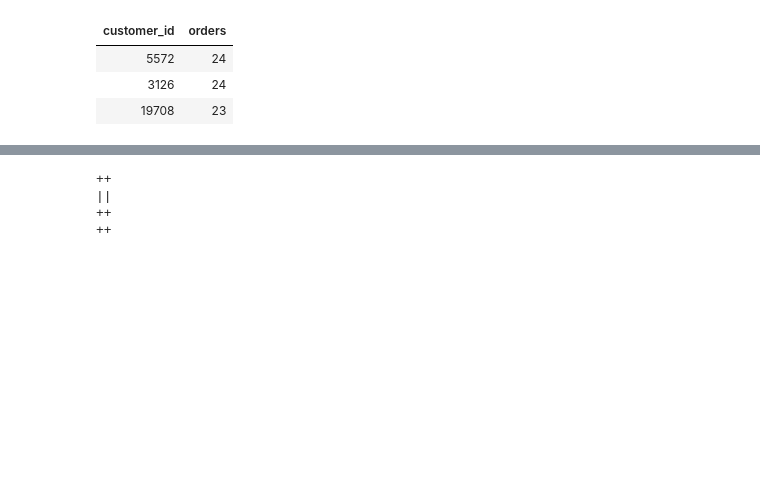
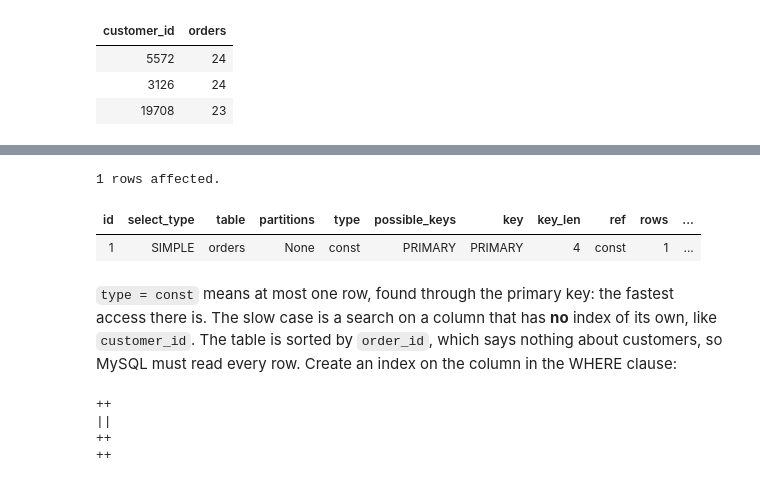
Before and after one commit to mdalmaruf/Database-Indexing, a Jupyter notebook: Database_Indexing_Activity.ipynb, the cells around one changed output, grey strips where cells are left out. Cells and saved outputs as stored; diff of their text form; code cells hidden in the pictures; blank space fills up the shorter version.

```diff
--- a/Database_Indexing_Activity.ipynb
+++ b/Database_Indexing_Activity.ipynb
@@ -423,3 +525,13 @@ A B+tree is **balanced** (every leaf is at the same depth, so every lookup costs
+# %%
+%%sql
+EXPLAIN
+SELECT * FROM orders WHERE order_id = 1999;
+# %% [output]
+1 rows affected.
+| id | select_type | table | partitions | type | possible_keys | key | key_len | ref | rows | ... |
+| 1 | SIMPLE | orders | None | const | PRIMARY | PRIMARY | 4 | const | 1 | ... |
+# %% [markdown]
+`type = const` means at most one row, found through the primary key: the fastest access there is. The slow case is a search on a column that has **no** index of its own, like `customer_id`. The table is sorted by `order_id`, which says nothing about customers, so MySQL must read every row. Create an index on the column in the WHERE clause:
 # %%
 %%sql
 CREATE INDEX idx_cust ON orders (customer_id);
```
Also changed, not shown: parts of 33 cells of this notebook, 4 other files.
